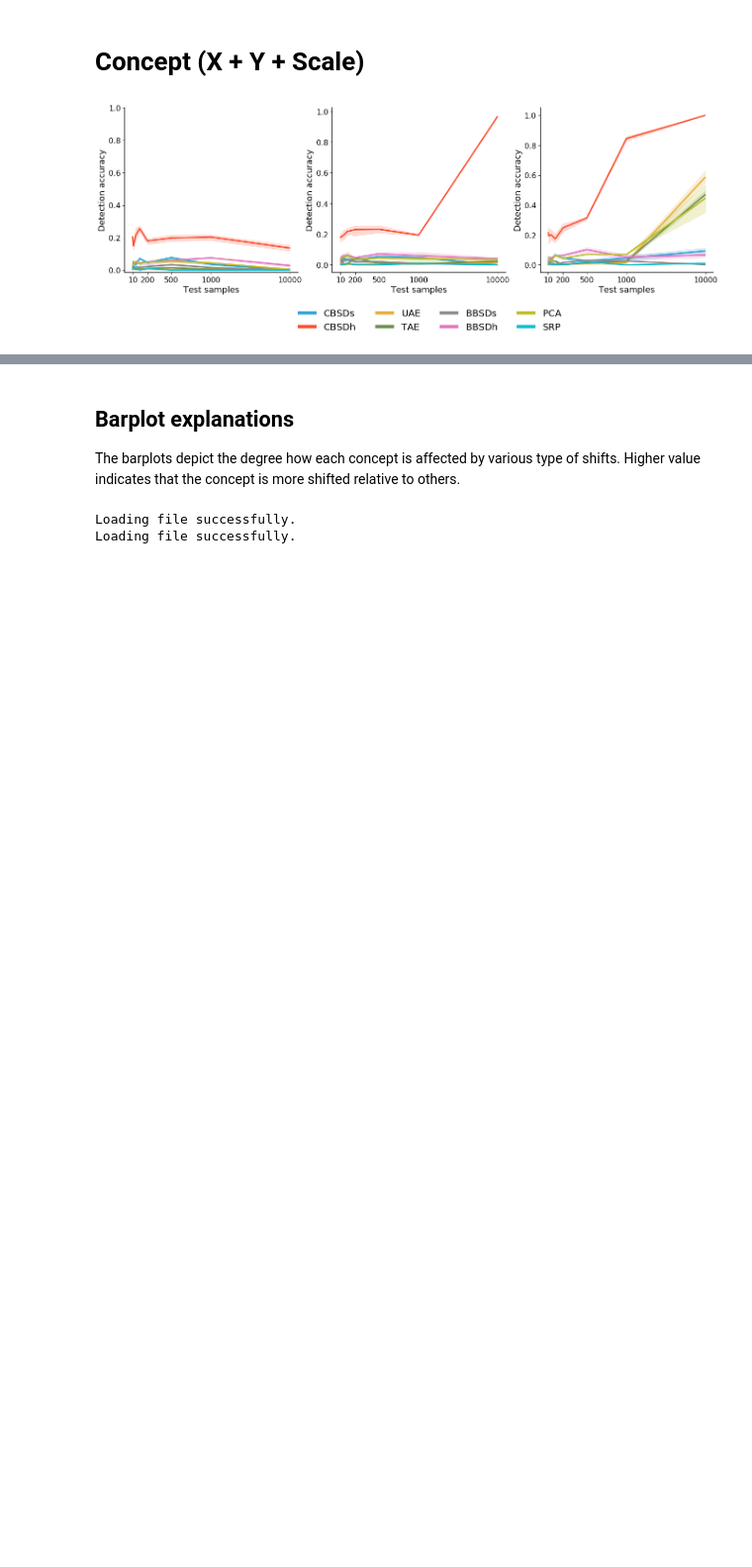
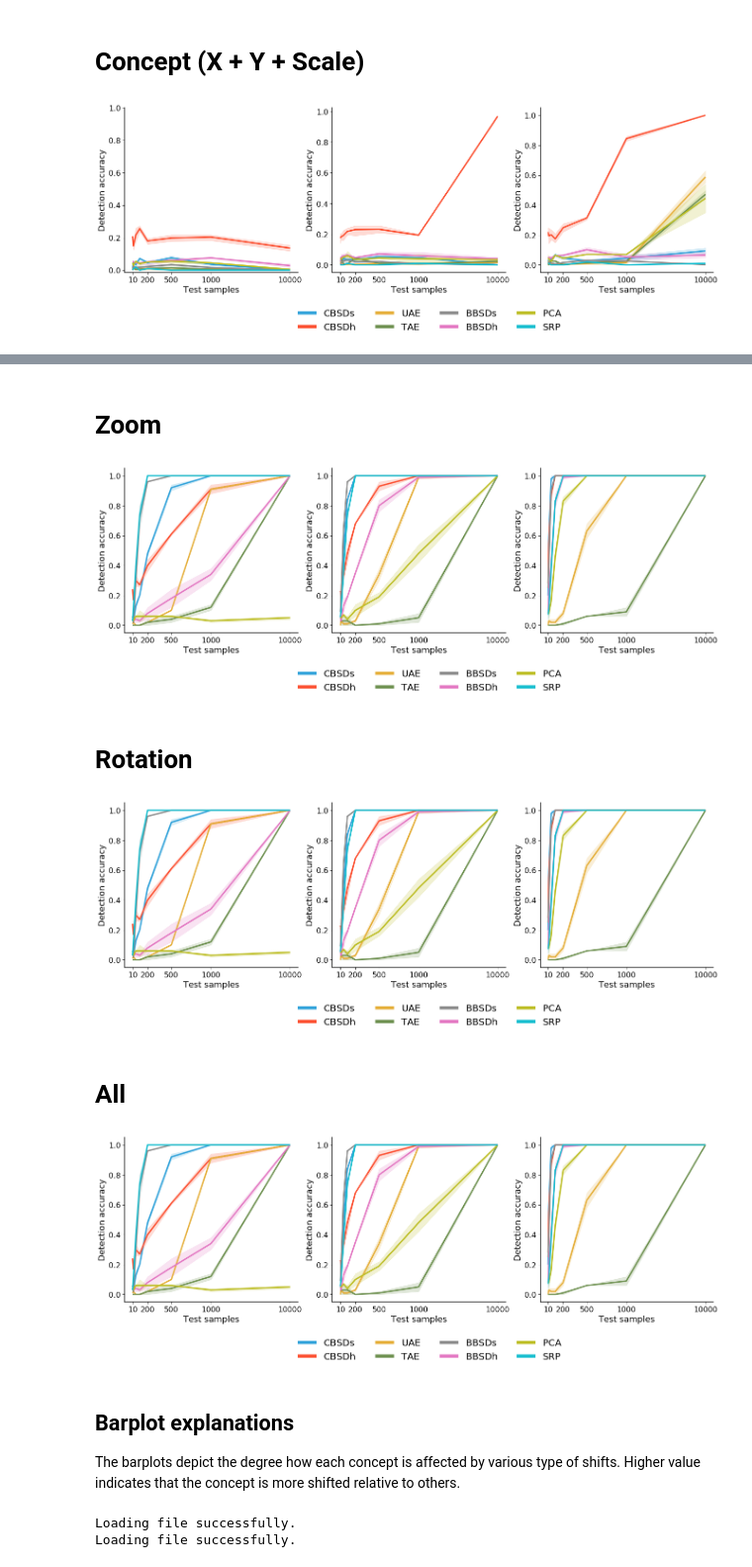
Before and after one commit to maleakhiw/explaining-dataset-shifts, a Jupyter notebook: experiments/dSprites/label_classifier_results_task2.ipynb, the cells around one changed output, grey strips where cells are left out. Shown at 99% size. Cells and saved outputs as stored; diff of their text form; code cells hidden in the pictures; blank space fills up the shorter version.

```diff
--- a/experiments/dSprites/label_classifier_results_task2.ipynb
+++ b/experiments/dSprites/label_classifier_results_task2.ipynb
@@ -301,0 +458,8 @@ for shift in list_shifts[4:7]:
+# %%
+list_dict_results = []
+for shift_str1, shift_str2 in zip(list_shift_str_1[10:13], list_shift_str_2[10:13]):
+    for label in list_labels:
+        try:
+            list_dict_results.append(load_result(shift_str2, label, False))
+        except:
+            list_dict_results.append(load_result(shift_str1, label, False))
@@ -302,3 +484,14 @@ for shift in list_shifts[4:7]:
+# %%
+for shift in list_shifts[10:13]:
+    display(Markdown(f"# {shift}"))
+    plot_accuracy_vs_samples(list_dict_results, list_labels, list_is_concepts)
+# %% [output]
+# Zoom
+[figure, added]
+# Rotation
+[figure, added]
+# All
+[figure, added]
 # %% [markdown]
 ## Barplot explanations
 
```
Also changed, not shown: parts of 18 cells of this notebook.
